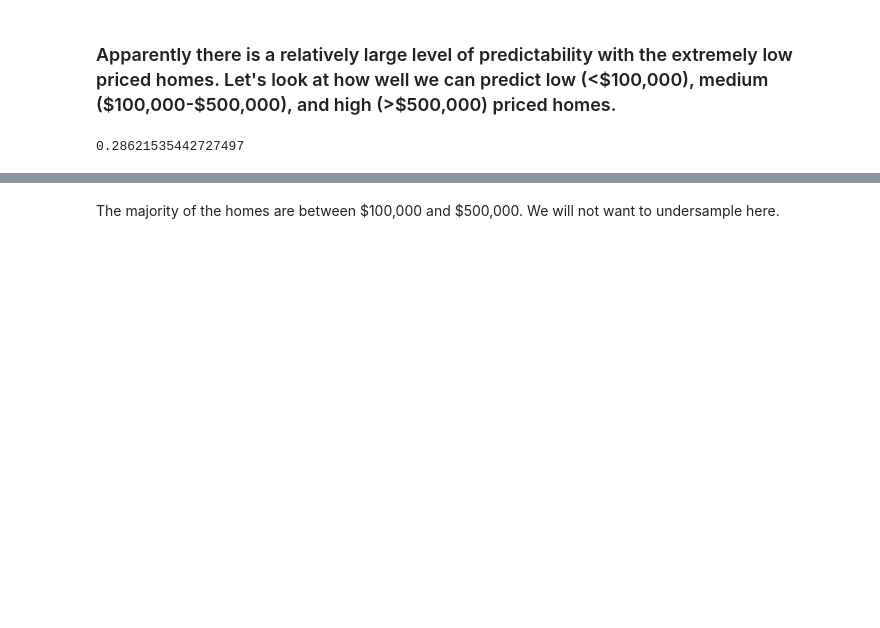
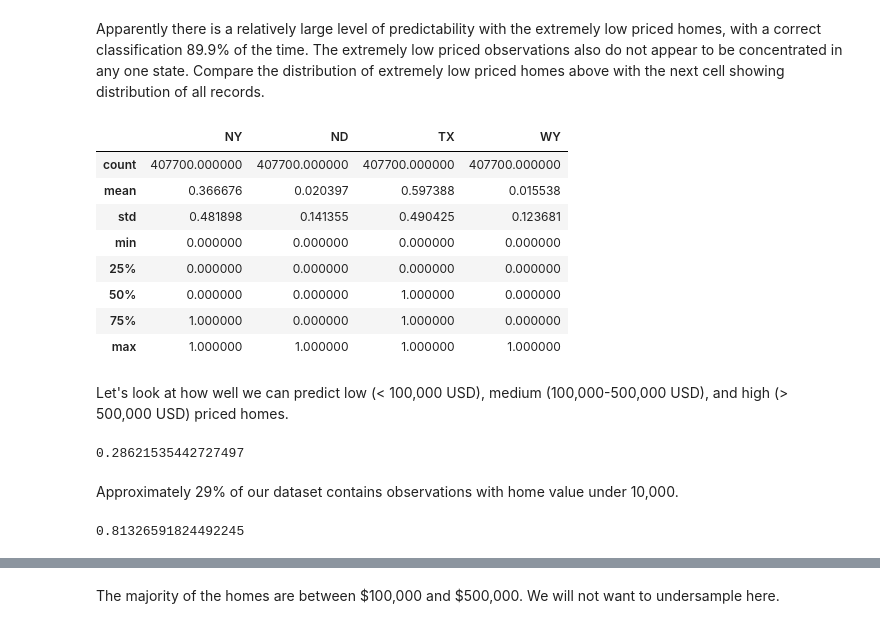
Before and after one commit to hbrumley/Home_Value_Analysis, a Jupyter notebook: Capstone_Housing.ipynb, the cells around one changed output, grey strips where cells are left out. Drawn from its saved outputs; the diff is of its cells as text; code cells hidden in the pictures; blank space fills up the shorter version.

```diff
--- a/Capstone_Housing.ipynb
+++ b/Capstone_Housing.ipynb
@@ -144,9 +192,25 @@ Wall time: 120 ms
+# %% [markdown]
+Apparently there is a relatively large level of predictability with the extremely low priced homes, with a correct classification 89.9% of the time. The extremely low priced observations also do not appear to be concentrated in any one state. Compare the distribution of extremely low priced homes above with the next cell showing distribution of all records.
+# %%
+cols.loc[:,states].describe()
+# %% [output]
+|  | NY | ND | TX | WY |
+| count | 407700.000000 | 407700.000000 | 407700.000000 | 407700.000000 |
+| mean | 0.366676 | 0.020397 | 0.597388 | 0.015538 |
+| std | 0.481898 | 0.141355 | 0.490425 | 0.123681 |
+| min | 0.000000 | 0.000000 | 0.000000 | 0.000000 |
+| 25% | 0.000000 | 0.000000 | 0.000000 | 0.000000 |
+| 50% | 0.000000 | 0.000000 | 1.000000 | 0.000000 |
+| 75% | 1.000000 | 0.000000 | 1.000000 | 0.000000 |
+| max | 1.000000 | 1.000000 | 1.000000 | 1.000000 |
 # %% [markdown]
-### Apparently there is a relatively large level of predictability with the extremely low priced homes. Let's look at how well we can predict low (<\$100,000), medium (\$100,000-\$500,000), and high (>\$500,000) priced homes.
+Let's look at how well we can predict low (< 100,000 USD), medium (100,000-500,000 USD), and high (> 500,000 USD) priced homes.
 # %%
 sum(Y < 100000)/len(Y)
 # %% [output]
 0.28621535442727497
+# %% [markdown]
+Approximately 29% of our dataset contains observations with home value under 10,000.
 # %%
 ythis = Y[Y < 100000].copy()
 ythis = pd.concat([ythis, y_train[y_train >= 100000].head(len(ythis)).copy()])
@@ -154,3 +218,13 @@ ythis[ythis < 100000] = 1
 ythis[ythis > 1] = 0
 
 xthis = X.loc[ythis.index, :]
+
+xtrainthis, xtestthis, ytrainthis, ytestthis= ttsplit(xthis,
+                                                      ythis,
+                                                      test_size = .3,
+                                                      random_state=4)
+clf = RandomForestClassifier(n_estimators = 50, n_jobs = -1)
+clf.fit(xtrainthis, ytrainthis)
+clf.score(xtestthis, ytestthis)
+# %% [output]
+0.81326591824492245
```
Also changed, not shown: parts of 52 cells of this notebook, 1 other file.
